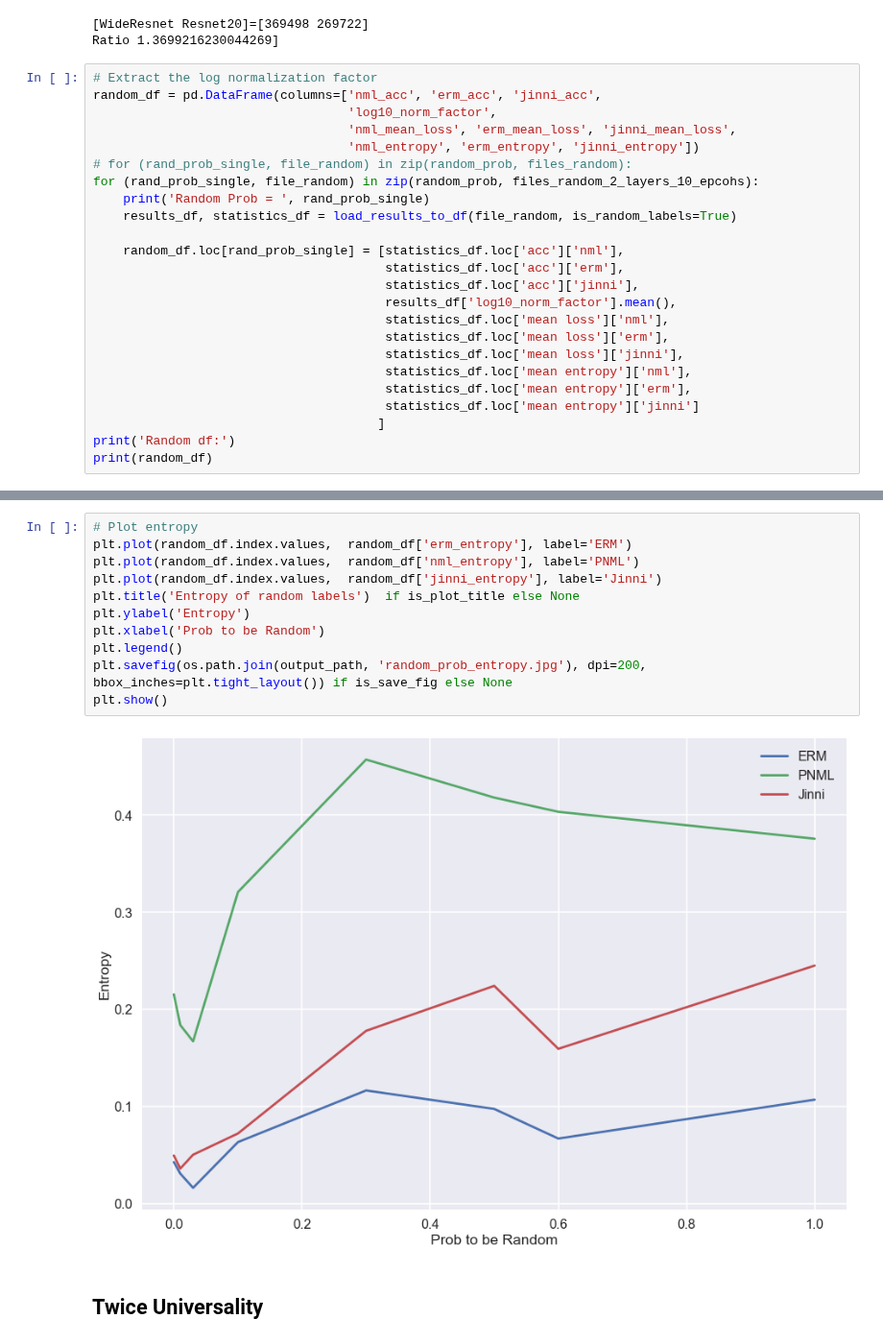
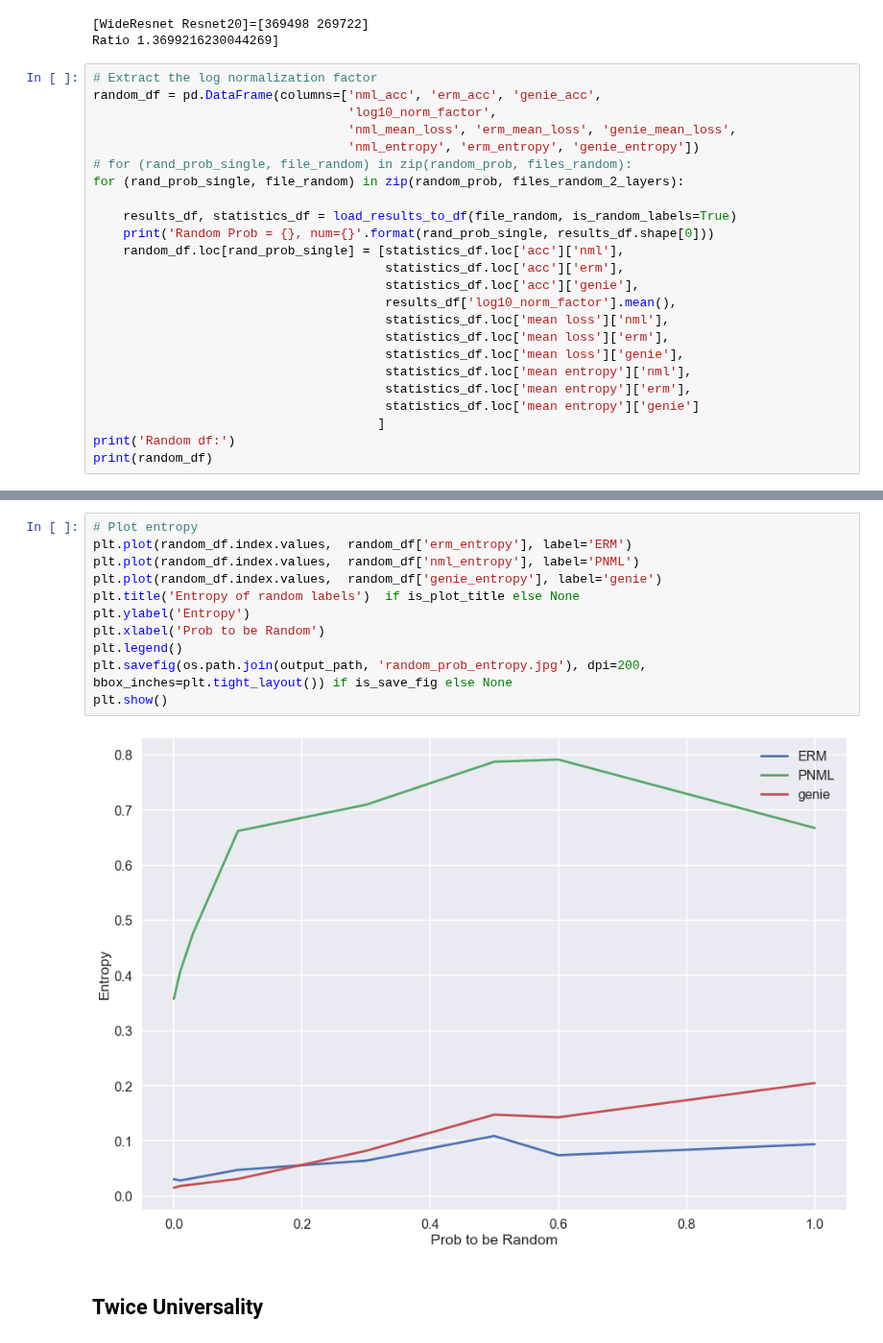
Before and after one commit to kobybibas/deep_pnml_experiments, a Jupyter notebook: src/analyze_results.ipynb, the cells around one changed output, grey strips where cells are left out. Shown at 96% size. Drawn from its saved outputs; the diff is of its cells as text.

Commit message:
Results: Jinni to Genie and Twice universallity MNIST

```diff
--- a/src/analyze_results.ipynb
+++ b/src/analyze_results.ipynb
@@ -411,25 +411,25 @@ print('Ratio {}]'.format(wide_resnet_params/resnet20_params))
 Ratio 1.3699216230044269]
 # %%
 # Extract the log normalization factor
-random_df = pd.DataFrame(columns=['nml_acc', 'erm_acc', 'jinni_acc',
+random_df = pd.DataFrame(columns=['nml_acc', 'erm_acc', 'genie_acc',
                                   'log10_norm_factor',
-                                  'nml_mean_loss', 'erm_mean_loss', 'jinni_mean_loss',
-                                  'nml_entropy', 'erm_entropy', 'jinni_entropy'])
+                                  'nml_mean_loss', 'erm_mean_loss', 'genie_mean_loss',
+                                  'nml_entropy', 'erm_entropy', 'genie_entropy'])
 # for (rand_prob_single, file_random) in zip(random_prob, files_random):
-for (rand_prob_single, file_random) in zip(random_prob, files_random_2_layers_10_epcohs):
-    print('Random Prob = ', rand_prob_single)
+for (rand_prob_single, file_random) in zip(random_prob, files_random_2_layers):
+
     results_df, statistics_df = load_results_to_df(file_random, is_random_labels=True)
-
+    print('Random Prob = {}, num={}'.format(rand_prob_single, results_df.shape[0]))
     random_df.loc[rand_prob_single] = [statistics_df.loc['acc']['nml'],
                                        statistics_df.loc['acc']['erm'],
-                                       statistics_df.loc['acc']['jinni'],
+                                       statistics_df.loc['acc']['genie'],
                                        results_df['log10_norm_factor'].mean(),
                                        statistics_df.loc['mean loss']['nml'],
                                        statistics_df.loc['mean loss']['erm'],
-                                       statistics_df.loc['mean loss']['jinni'],
+                                       statistics_df.loc['mean loss']['genie'],
                                        statistics_df.loc['mean entropy']['nml'],
                                        statistics_df.loc['mean entropy']['erm'],
-                                       statistics_df.loc['mean entropy']['jinni']
+                                       statistics_df.loc['mean entropy']['genie']
                                       ]
 print('Random df:')
 print(random_df)
@@ -491,16 +491,16 @@ plt.show()
 # %%
 # Plot entropy
 plt.plot(random_df.index.values,  random_df['erm_entropy'], label='ERM')
 plt.plot(random_df.index.values,  random_df['nml_entropy'], label='PNML')
-plt.plot(random_df.index.values,  random_df['jinni_entropy'], label='Jinni')
+plt.plot(random_df.index.values,  random_df['genie_entropy'], label='genie')
 plt.title('Entropy of random labels')  if is_plot_title else None
 plt.ylabel('Entropy')
 plt.xlabel('Prob to be Random')
 plt.legend()
 plt.savefig(os.path.join(output_path, 'random_prob_entropy.jpg'), dpi=200, bbox_inches=plt.tight_layout()) if is_save_fig else None
 plt.show()
 # %% [output]
-[figure, old version]
+[figure, new version]
 # %% [markdown]
 ## Twice Universality
 # %%
```
Also changed, not shown: parts of 15 cells of this notebook, 2 other files.
